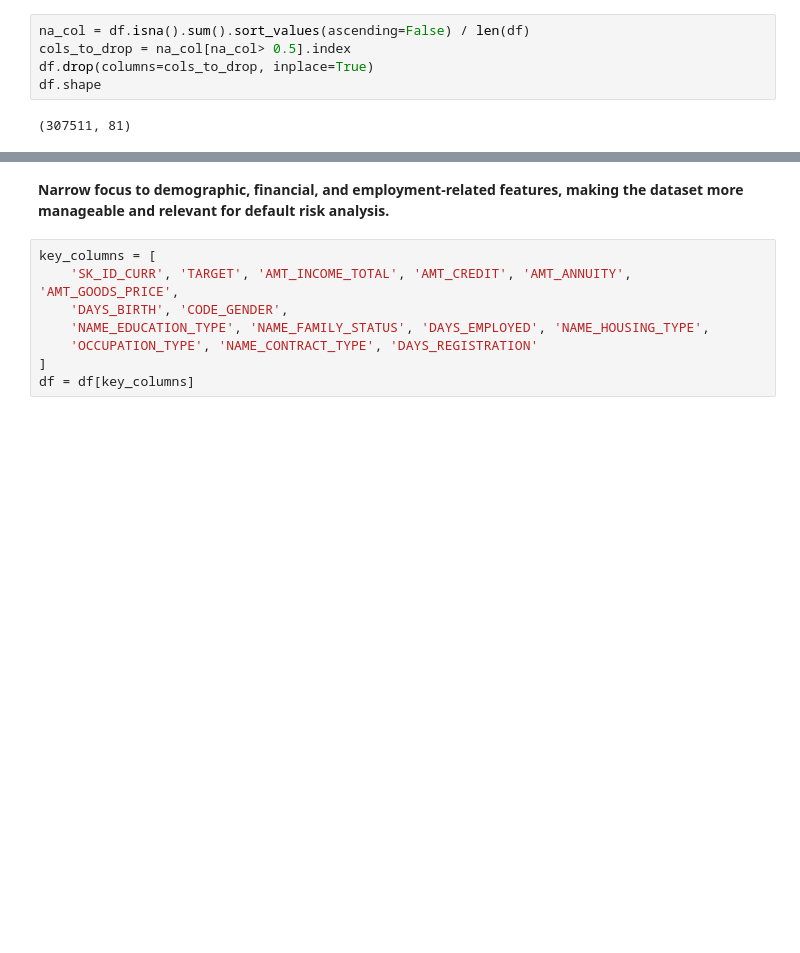
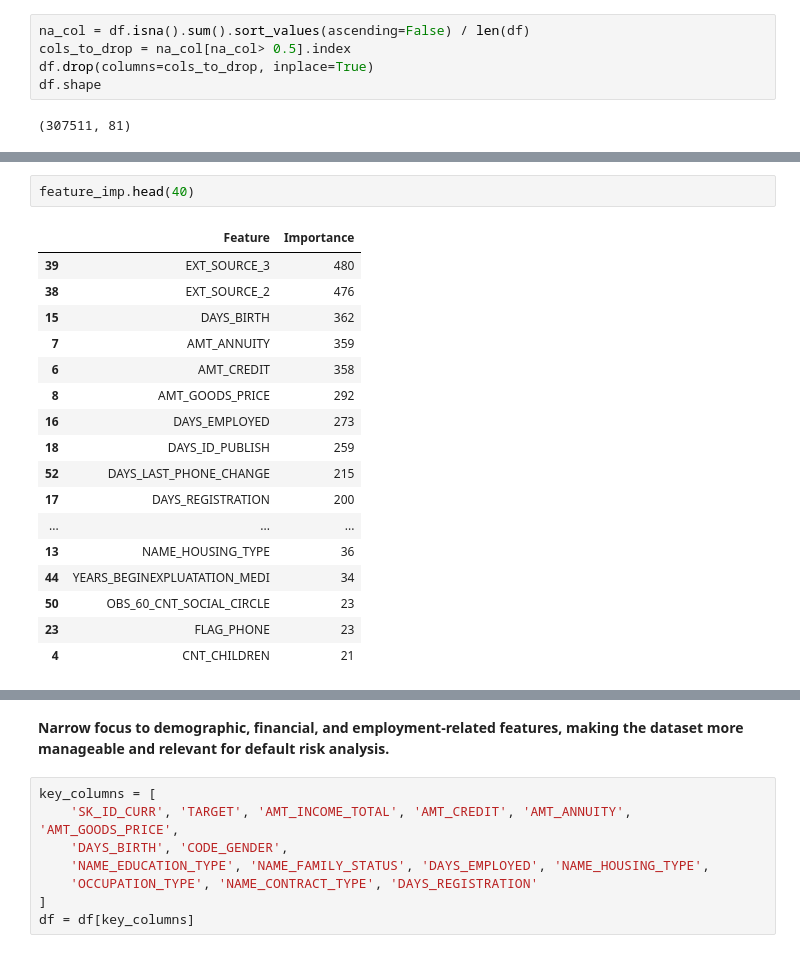
Before and after one commit to atharva3428/home-credit-analysis, a Jupyter notebook: analysis.ipynb, the cells around one changed output, grey strips where cells are left out. Saved outputs shown, nothing was run; the diff lists cells and outputs as text; blank space fills up the shorter version.

```diff
--- a/analysis.ipynb
+++ b/analysis.ipynb
@@ -29,0 +257,20 @@ df.shape
+# %%
+feature_imp.head(40)
+# %% [output]
+|  | Feature | Importance |
+| 39 | EXT_SOURCE_3 | 480 |
+| 38 | EXT_SOURCE_2 | 476 |
+| 15 | DAYS_BIRTH | 362 |
+| 7 | AMT_ANNUITY | 359 |
+| 6 | AMT_CREDIT | 358 |
+| 8 | AMT_GOODS_PRICE | 292 |
+| 16 | DAYS_EMPLOYED | 273 |
+| 18 | DAYS_ID_PUBLISH | 259 |
+| 52 | DAYS_LAST_PHONE_CHANGE | 215 |
+| 17 | DAYS_REGISTRATION | 200 |
+| ... | ... | ... |
+| 13 | NAME_HOUSING_TYPE | 36 |
+| 44 | YEARS_BEGINEXPLUATATION_MEDI | 34 |
+| 50 | OBS_60_CNT_SOCIAL_CIRCLE | 23 |
+| 23 | FLAG_PHONE | 23 |
+| 4 | CNT_CHILDREN | 21 |
```
Also changed, not shown: parts of 30 cells of this notebook.
